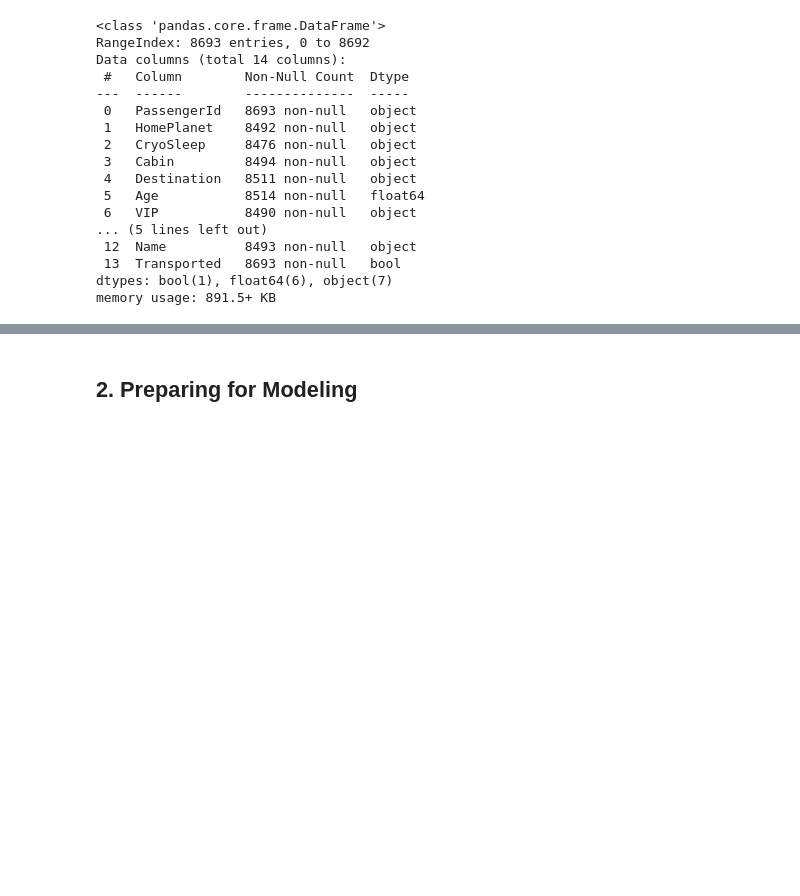
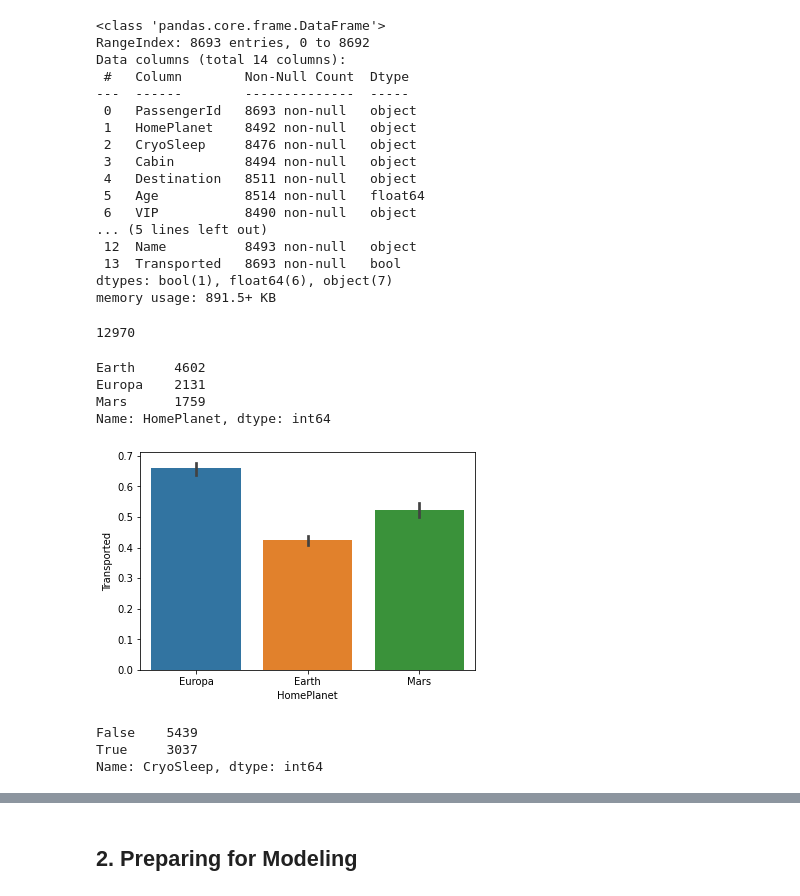
Before and after one commit to ahendricks2/Spaceship_Titanic, a Jupyter notebook: Main_Notebook.ipynb, the cells around one changed output, grey strips where cells are left out. Saved outputs shown, nothing was run; the diff lists cells and outputs as text; code cells hidden in the pictures; blank space fills up the shorter version.

Commit message:
improved data cleaning and feature engineering

```diff
--- a/Main_Notebook.ipynb
+++ b/Main_Notebook.ipynb
@@ -67,0 +67,31 @@ memory usage: 891.5+ KB
+# %%
+def combine_df(train_df, submission_df):
+    combined_df = pd.concat([train_df, submission_df], ignore_index=True)
+    return combined_df
+
+def separate_df(combined_df, train_df_len, test_df_len):
+    train_df = combined_df.iloc[:train_df_len]
+    submission_df = combined_df.iloc[train_df_len:train_df_len + test_df_len]
+    return train_df, test_df
+
+full_df = combine_df(train_df, submission_df)
+len(full_df)
+# %% [output]
+12970
+# %%
+train_df['HomePlanet'].value_counts()
+# %% [output]
+Earth     4602
+Europa    2131
+Mars      1759
+Name: HomePlanet, dtype: int64
+# %%
+sns.barplot(x='HomePlanet',y='Transported',data=train_df);
+# %% [output]
+[figure, added]
+# %%
+train_df['CryoSleep'].value_counts()
+# %% [output]
+False    5439
+True     3037
+Name: CryoSleep, dtype: int64
```
Also changed, not shown: parts of 37 cells of this notebook.
